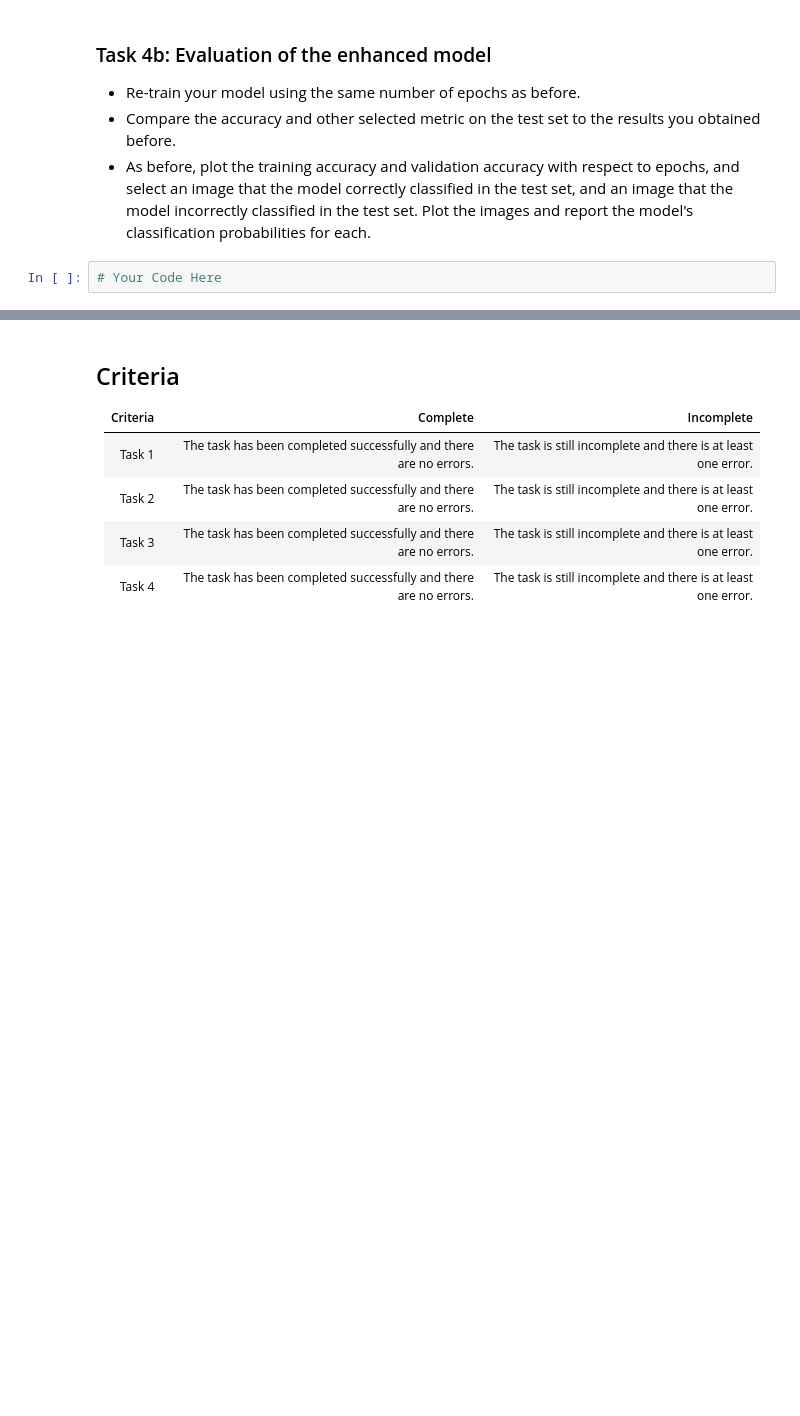
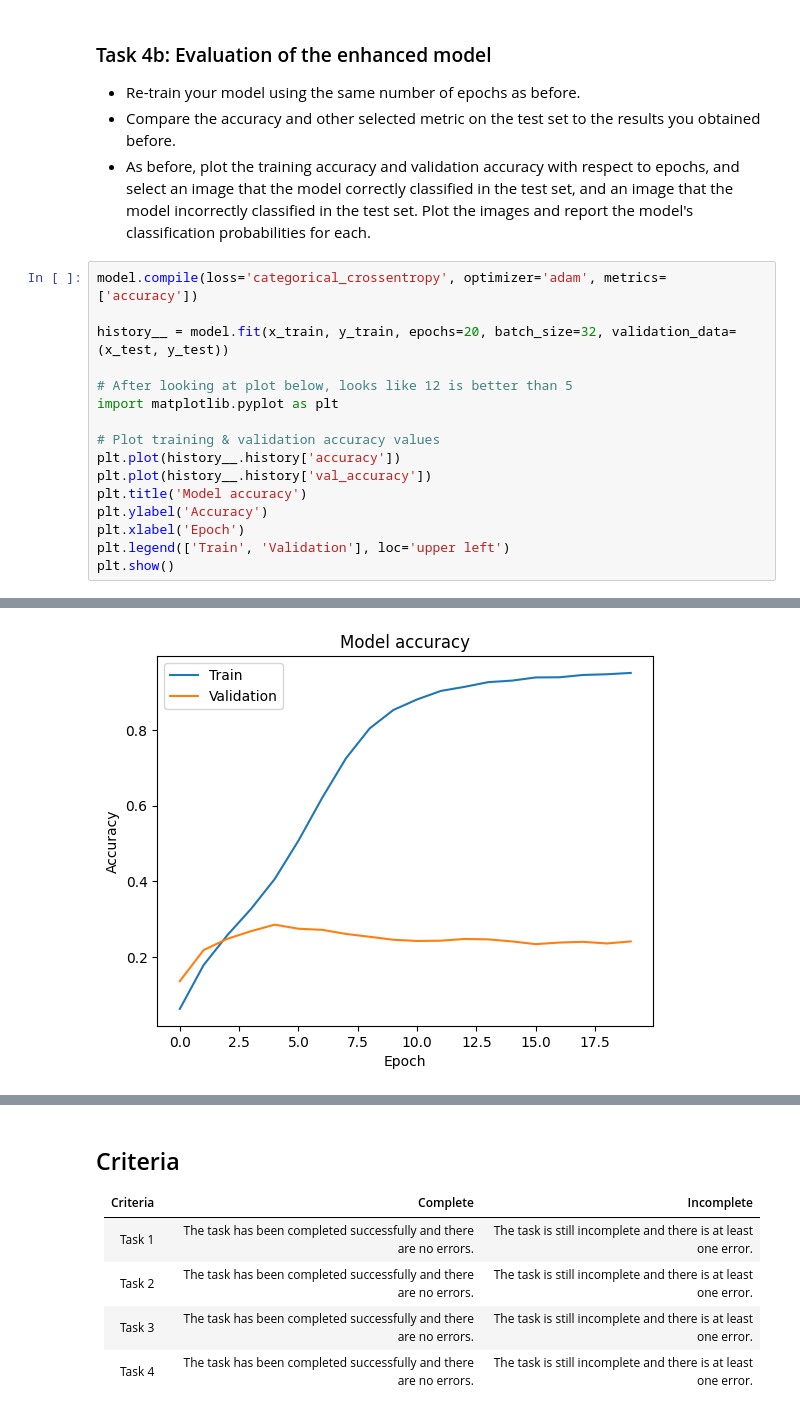
Before and after one commit to nipunpuri/deep_learning, a Jupyter notebook: 02_activities/assignments/assignment_1.ipynb, the cells around one changed output, grey strips where cells are left out. Cells and saved outputs as stored; diff of their text form; blank space fills up the shorter version.

```diff
--- a/02_activities/assignments/assignment_1.ipynb
+++ b/02_activities/assignments/assignment_1.ipynb
@@ -106,5 +393,20 @@ class_names = [
 - Re-train your model using the same number of epochs as before.
 - Compare the accuracy and other selected metric on the test set to the results you obtained before.
 - As before, plot the training accuracy and validation accuracy with respect to epochs, and select an image that the model correctly classified in the test set, and an image that the model incorrectly classified in the test set. Plot the images and report the model's classification probabilities for each.
-# %%
-# Your Code Here
+# %%
+model.compile(loss='categorical_crossentropy', optimizer='adam', metrics=['accuracy'])
+
+history__ = model.fit(x_train, y_train, epochs=20, batch_size=32, validation_data=(x_test, y_test))
+
+# After looking at plot below, looks like 12 is better than 5
+import matplotlib.pyplot as plt
+
+# Plot training & validation accuracy values
+plt.plot(history__.history['accuracy'])
+plt.plot(history__.history['val_accuracy'])
+plt.title('Model accuracy')
+plt.ylabel('Accuracy')
+plt.xlabel('Epoch')
+plt.legend(['Train', 'Validation'], loc='upper left')
+plt.show()
+# %% [output]
@@ -111,3 +430,4 @@ class_names = [
+[figure, added]
 # %% [markdown]
 ### Task 4c: Discussion of the results
 
```
Also changed, not shown: parts of 28 cells of this notebook.
